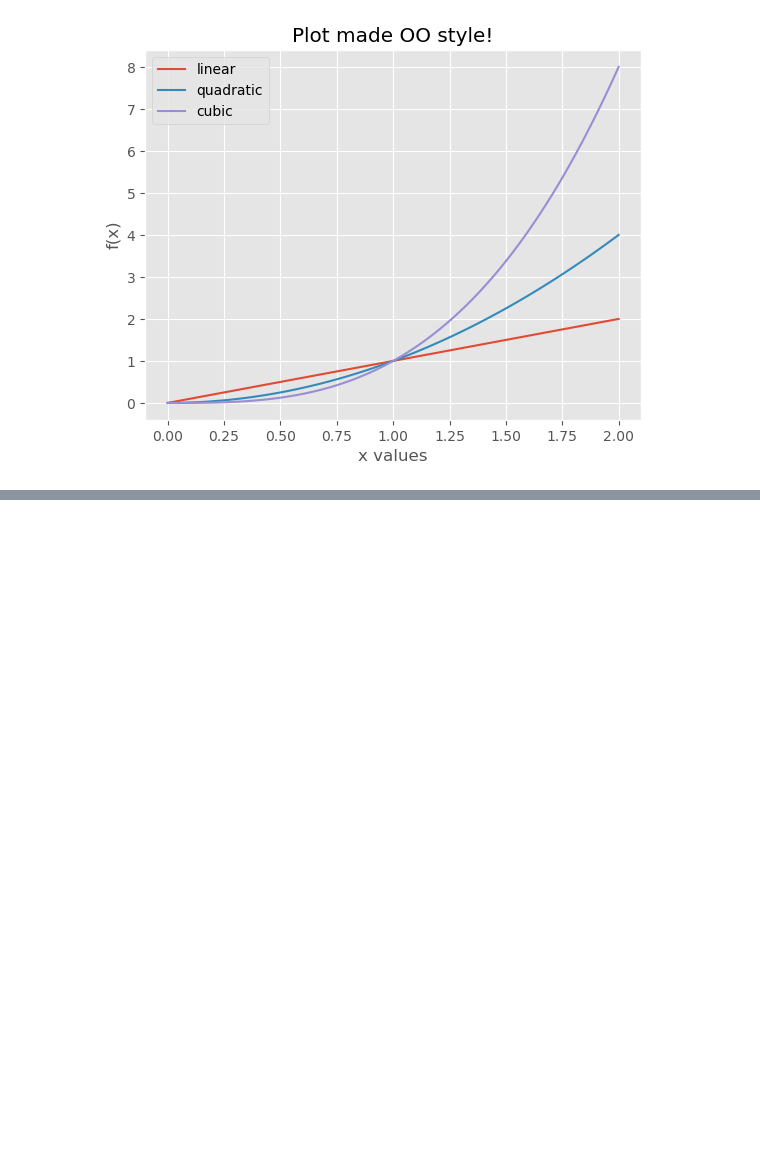
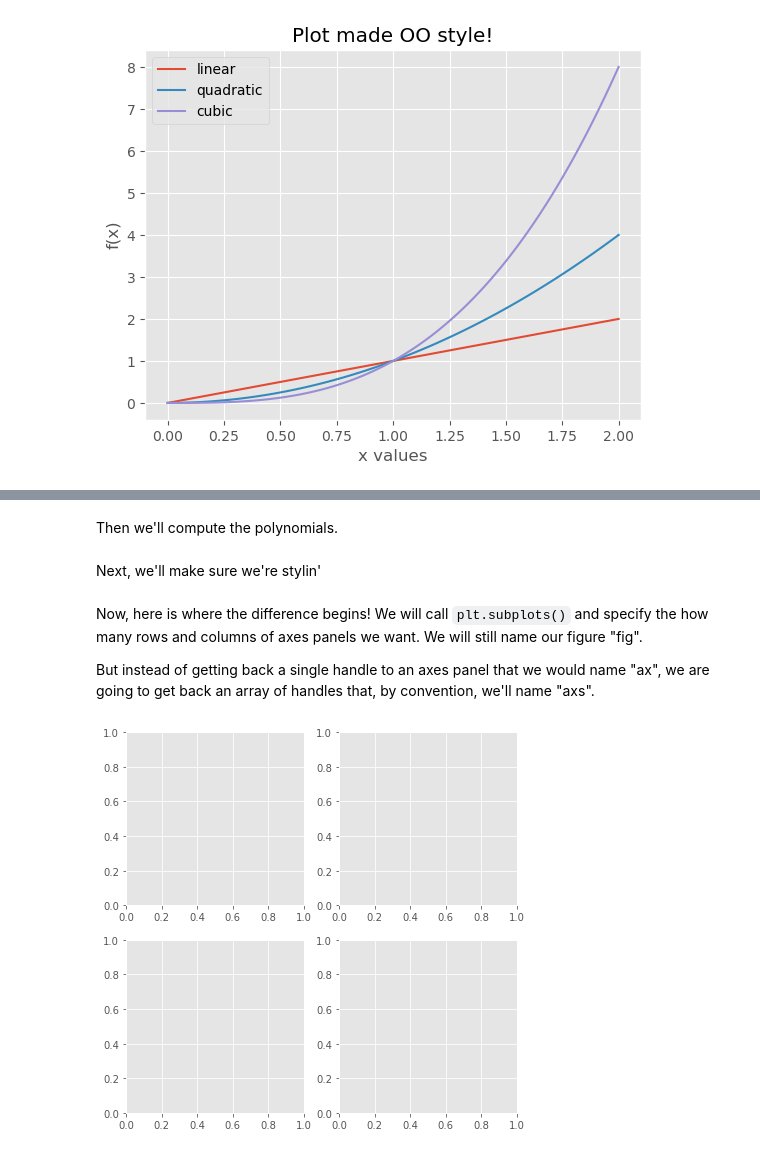
Before and after one commit to psychdatascience/FDS-CourseOne, a Jupyter notebook: tutorial015.ipynb, the cells around one changed output, grey strips where cells are left out. Saved outputs shown, nothing was run; the diff lists cells and outputs as text; code cells hidden in the pictures; blank space fills up the shorter version.

```diff
--- a/tutorial015.ipynb
+++ b/tutorial015.ipynb
@@ -533,0 +549,2 @@ Mul
+# %% [markdown]
+Then we'll compute the polynomials.
@@ -533,0 +558,16 @@ Mul
+# %% [markdown]
+Next, we'll make sure we're stylin'
+# %%
+# set our style
+plt.style.use('ggplot')
+axisLabelSize = 16
+titleSize = 20
+# %% [markdown]
+Now, here is where the difference begins! We will call `plt.subplots()` and specify the how many rows and columns of axes panels we want. We will still name our figure "fig".
+
+But instead of getting back a single handle to an axes panel that we would name "ax", we are going to get back an array of handles that, by convention, we'll name "axs".
+# %%
+# make a big square figure
+fig, axs = plt.subplots(ncols=2, nrows=2, figsize=(7, 7))
+# %% [output]
+[figure, added]
```
Also changed, not shown: parts of 21 cells of this notebook.
